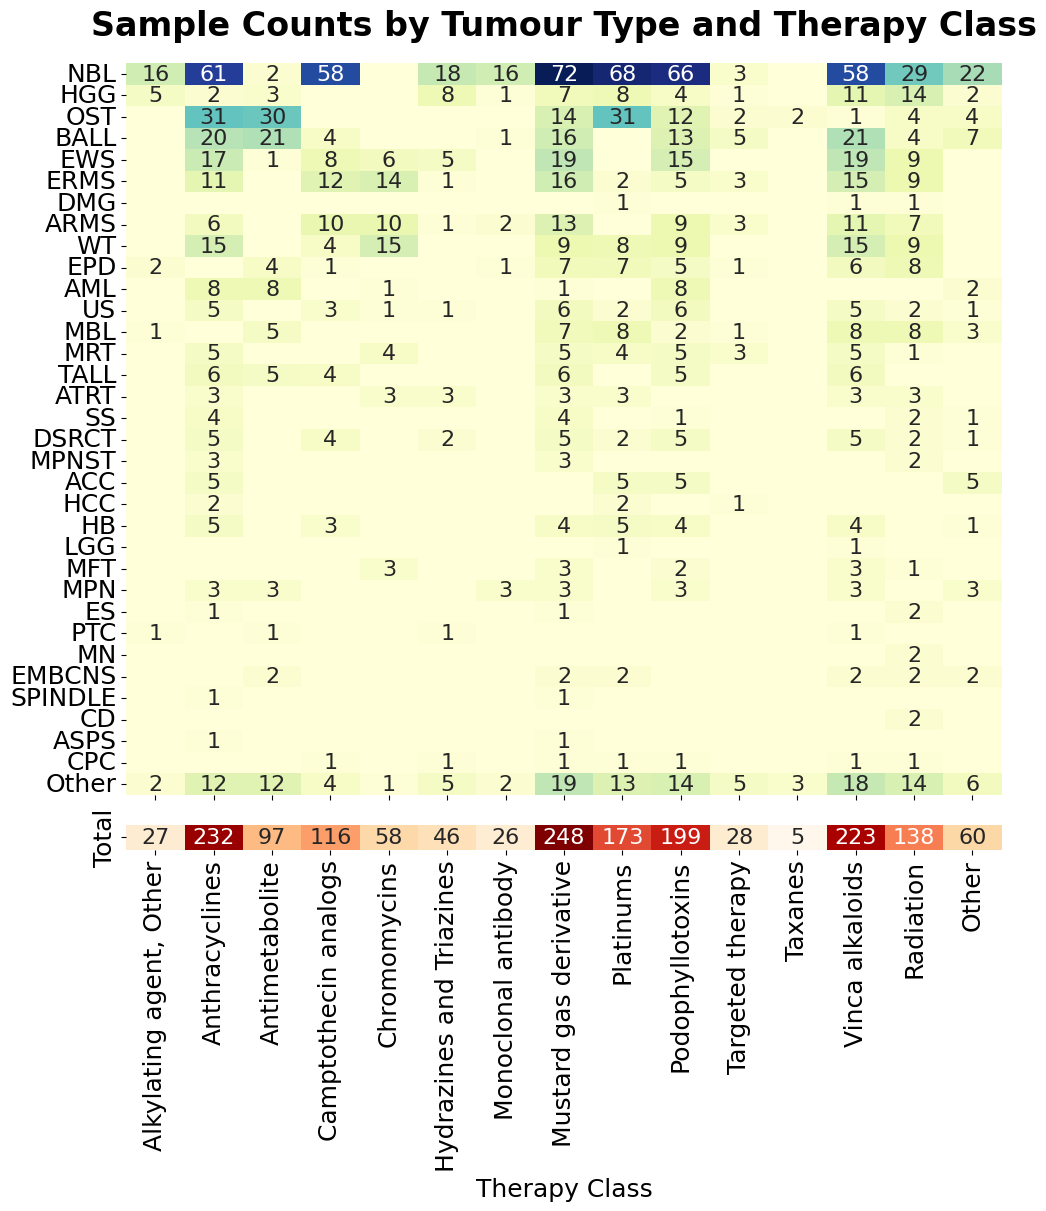
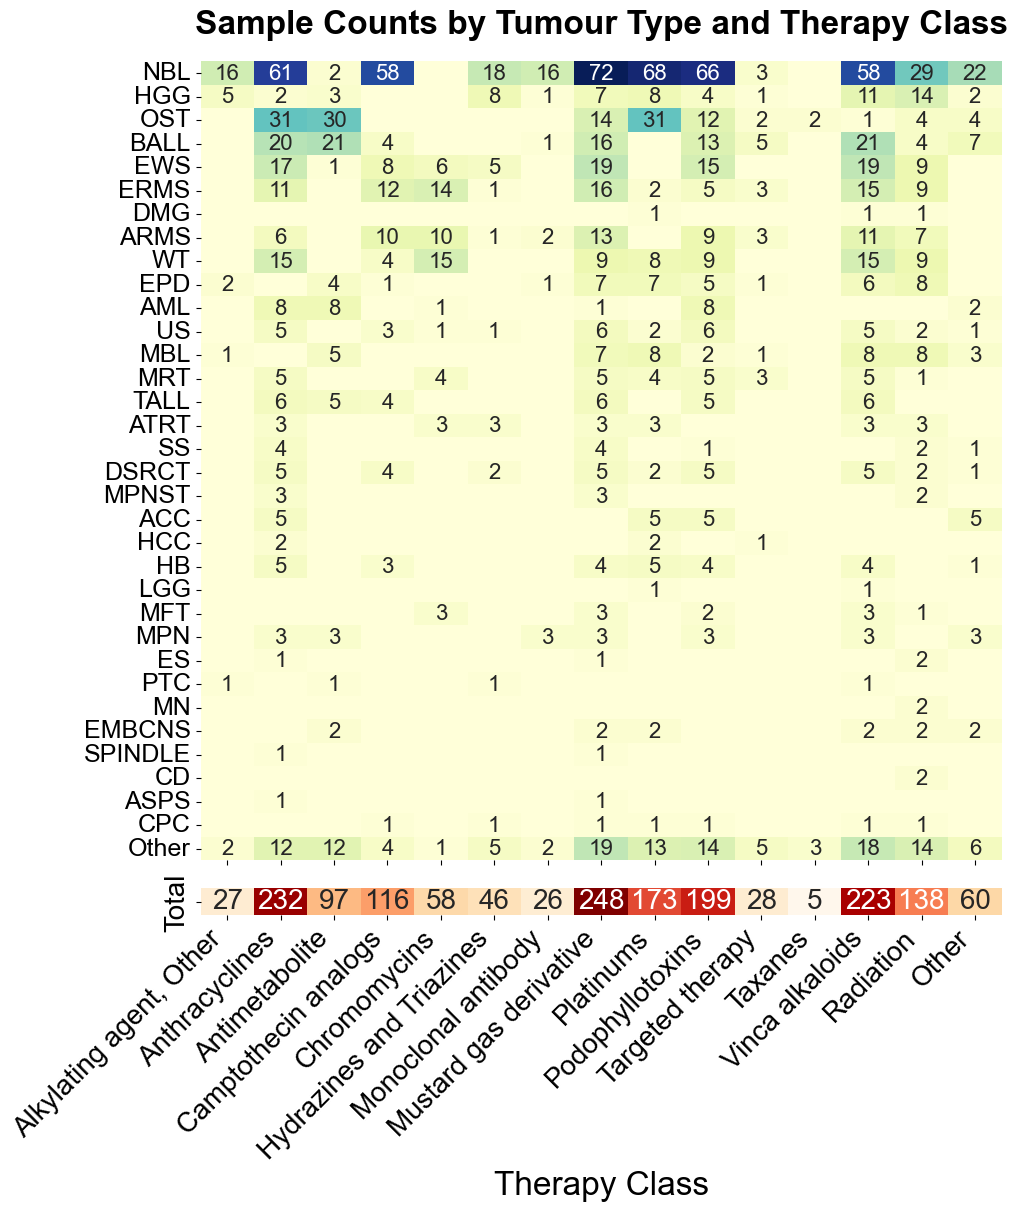
Unified diff of the notebook cell whose output changed from the first chart to the second:
--- before
+++ after
@@ -31,13 +31,14 @@
 
 sns.heatmap(df_therapy_totals, annot=True,
-            annot_kws={"va": "center", "ha": "center", "fontsize": 16},
+            annot_kws={"va": "center", "ha": "center", "fontsize": 20},
             fmt='d', cmap='OrRd', cbar=False, ax=axs[1])
 axs[1].set_title('')
-axs[1].set_xlabel('Therapy Class', fontsize=18)
+axs[1].set_xlabel('Therapy Class', fontsize=24)
 axs[1].set_ylabel('')
 #axs[1].tick_params(axis='x', rotation=45, horizontalalignment='right', labelsize=16)
-plt.setp(axs[1].get_xticklabels(), horizontalalignment='center', fontsize=18)
-plt.setp(axs[1].get_yticklabels(), fontsize=18)
+plt.setp(axs[1].get_xticklabels(), horizontalalignment='right', rotation=45, fontsize=20)
+plt.setp(axs[1].get_yticklabels(), fontsize=20)
 
 
 #plt.savefig(os.path.join(fig_out, 'Fig_1e_rev.pdf'), bbox_inches="tight")
+fig.savefig(os.path.join(fig_out, "Fig_1d_f2.svg"), format='svg', bbox_inches='tight', transparent=True)

Commit: revision 3